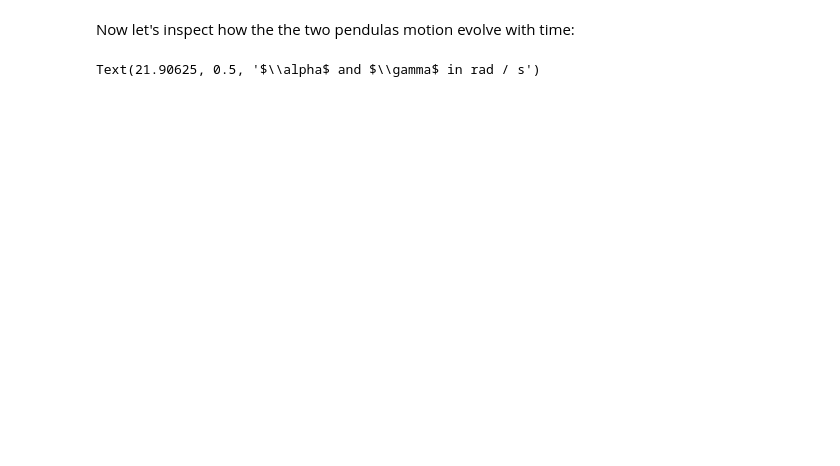
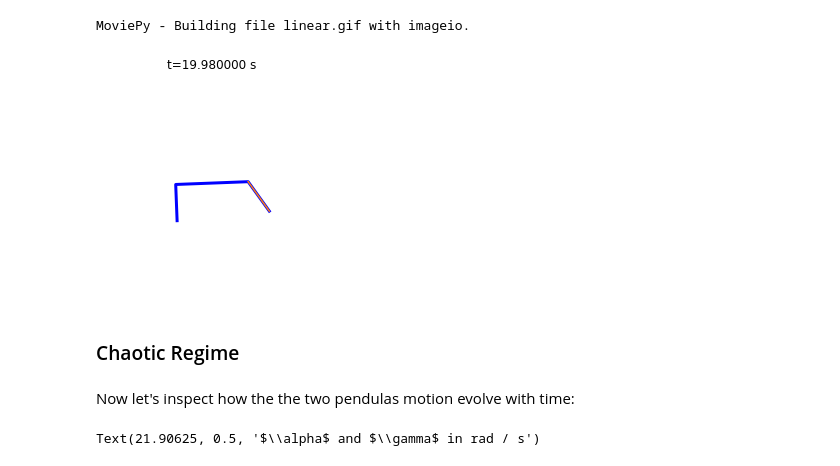
Before and after one commit to AdelImamovic/rott-pendulum, a Jupyter notebook: demo.ipynb, the cells around one changed output. Cells and saved outputs as stored; diff of their text form; code cells hidden in the pictures; blank space fills up the shorter version.

```diff
--- a/demo.ipynb
+++ b/demo.ipynb
@@ -9,2 +21,9 @@ The autoreload extension is already loaded. To reload it, use:
+# %%
+t0.animate_rott("linear")
+# %% [output]
+MoviePy - Building file linear.gif with imageio.
+[figure, added]
+# %% [markdown]
+### Chaotic Regime
 # %%
 # Let's set the initial conditions for two pendula via the Setup
```
Also changed, not shown: parts of 10 cells of this notebook, 7 other files.
